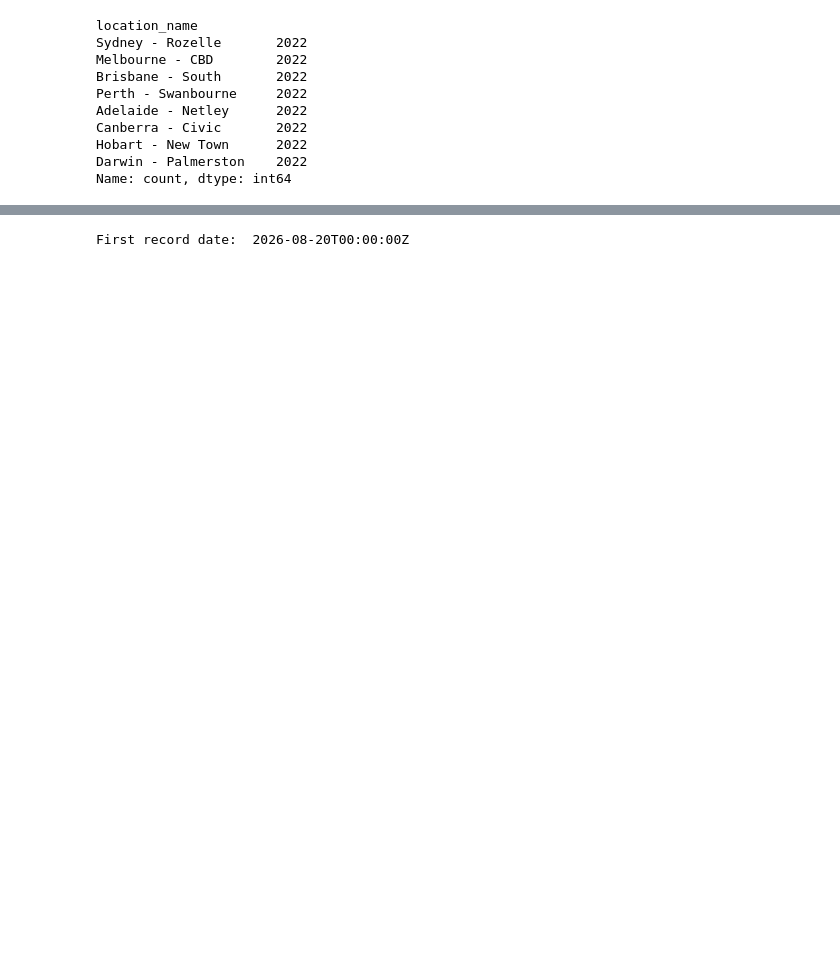
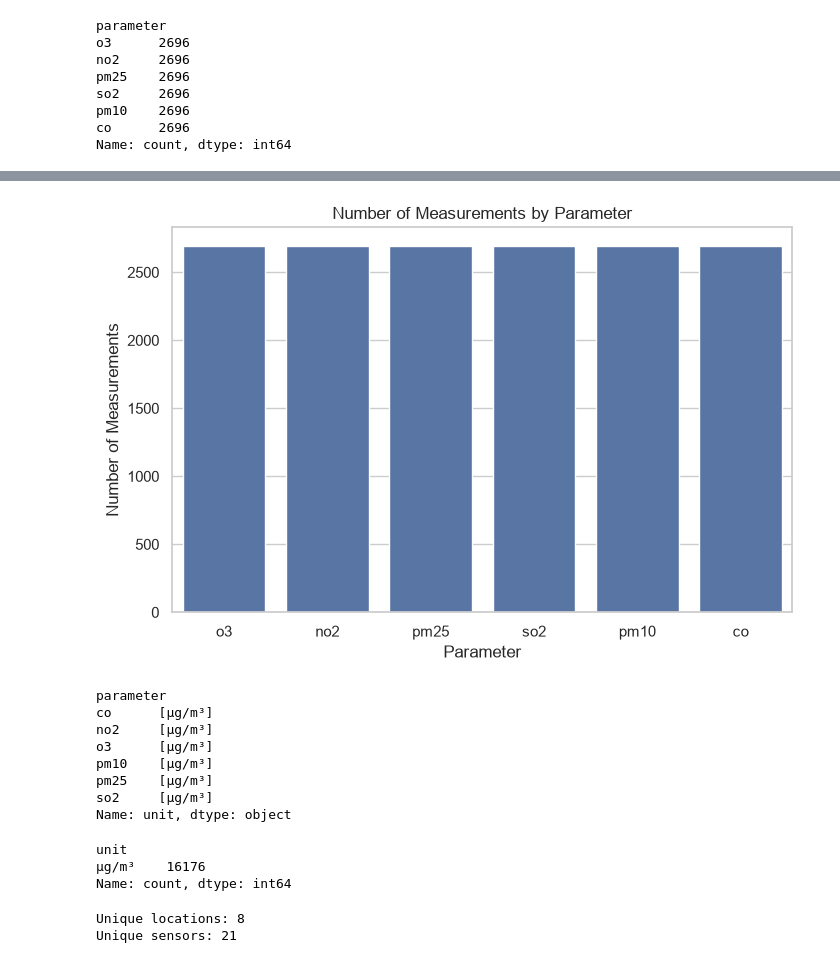
Before and after one commit to shahsandesh30/DataGuard, a Jupyter notebook: notebooks/layer2/silver_data_eda.ipynb, the cells around one changed output, grey strips where cells are left out. Drawn from its saved outputs; the diff is of its cells as text; code cells hidden in the pictures; blank space fills up the shorter version.

```diff
--- a/notebooks/layer2/silver_data_eda.ipynb
+++ b/notebooks/layer2/silver_data_eda.ipynb
@@ -85,0 +126,5 @@ dtype: int64
+# %%
+df["datetime_utc"] = pd.to_datetime(df["datetime_utc"], errors="coerce")
+df["value"] = pd.to_numeric(df["value"], errors="coerce")
+
+df.dtypes
@@ -86,16 +161,25 @@ dtype: int64
 # %%
-df['location_name'].value_counts()
+df["parameter"].value_counts()
 # %% [output]
-location_name
-Sydney - Rozelle       2022
-Melbourne - CBD        2022
-Brisbane - South       2022
-Perth - Swanbourne     2022
-Adelaide - Netley      2022
-Canberra - Civic       2022
-Hobart - New Town      2022
-Darwin - Palmerston    2022
+parameter
+o3      2696
+no2     2696
+pm25    2696
+so2     2696
+pm10    2696
+co      2696
 Name: count, dtype: int64
 # %%
-print("First record date: ", df['datetime_utc'].min())
+plt.figure(figsize=(8, 5))
+
+sns.countplot(
+    data=df,
+    x="parameter",
+    order=df["parameter"].value_counts().index
+)
+
+plt.title("Number of Measurements by Parameter")
+plt.xlabel("Parameter")
+plt.ylabel("Number of Measurements")
+plt.show()
 # %% [output]
@@ -103,4 +186,26 @@ First record date:  2026-08-06T00:00:00Z
+[figure, added]
 # %%
-print("First record date: ", df['datetime_utc'].max())
+df.groupby("parameter")["unit"].unique()
 # %% [output]
-First record date:  2026-08-20T00:00:00Z
+parameter
+co      [µg/m³]
+no2     [µg/m³]
+o3      [µg/m³]
+pm10    [µg/m³]
+pm25    [µg/m³]
+so2     [µg/m³]
+Name: unit, dtype: object
+# %%
+df["unit"].value_counts()
+# %% [output]
+unit
+µg/m³    16176
+Name: count, dtype: int64
+# %%
+# Location and Sensor Coverage
+
+print("Unique locations:", df["location_id"].nunique())
+print("Unique sensors:", df["sensor_id"].nunique())
+# %% [output]
+Unique locations: 8
+Unique sensors: 21
```
Also changed, not shown: parts of 43 cells of this notebook.
